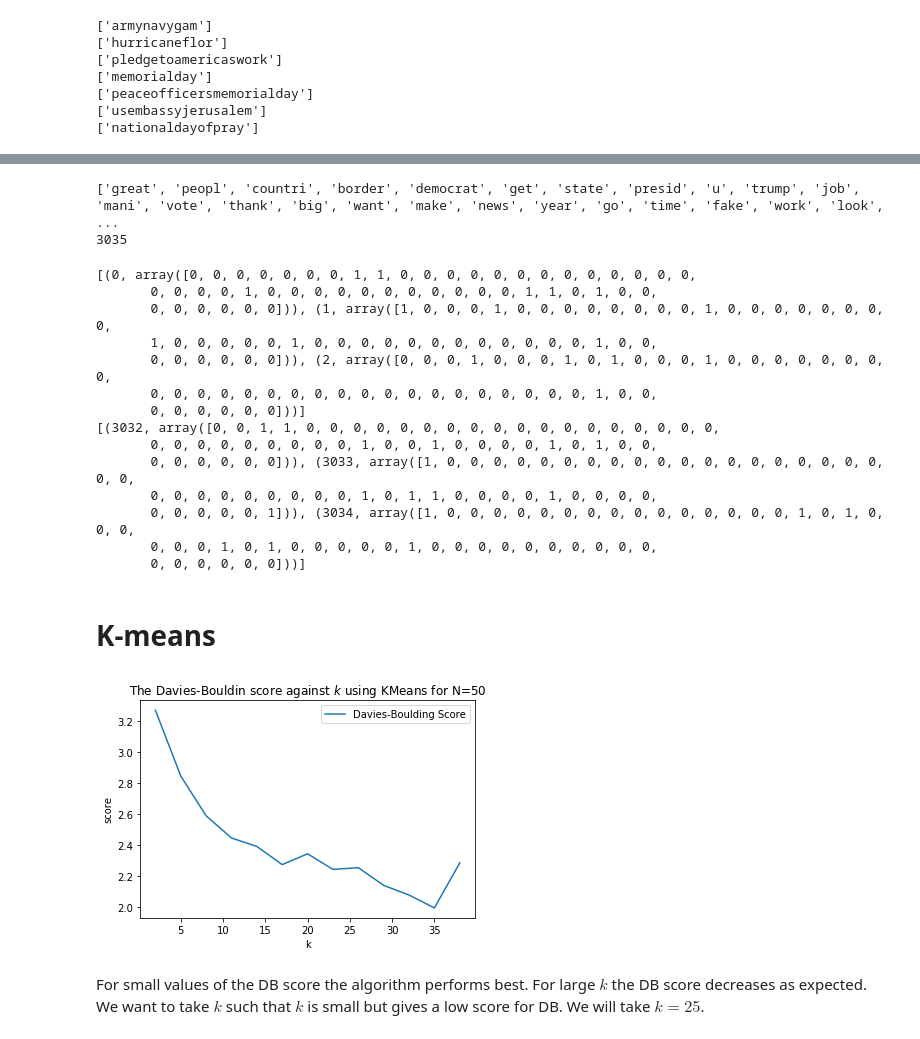
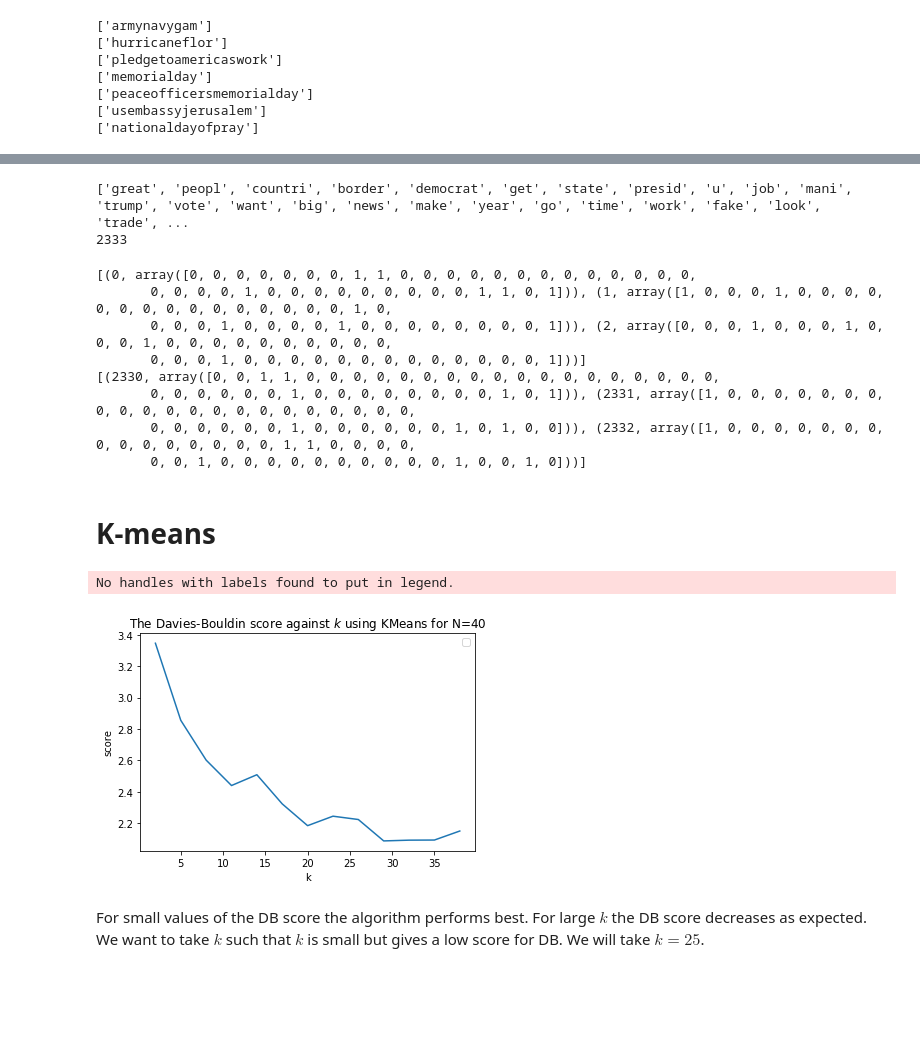
Before and after one commit to RojerGS/DataScience, a Jupyter notebook: TrumpTweetsClustering/dataExploration.ipynb, the cells around one changed output, grey strips where cells are left out. Drawn from its saved outputs; the diff is of its cells as text; code cells hidden in the pictures; blank space fills up the shorter version.

```diff
--- a/TrumpTweetsClustering/dataExploration.ipynb
+++ b/TrumpTweetsClustering/dataExploration.ipynb
@@ -248,7 +248,7 @@ dh
 # turn each tweet into a vector with N coordinates
 # also, tag each tweet with a unique ID
 # coordinate i of tweeter n will say how many times the top word i appeared
-N = 50
+N = 40
 topN_words = [t[0] for t in words_tuples[:N]]
 vector_tweets = []
 newID = 0
@@ -261,26 +261,20 @@ for tweet in tweets:
 print(topN_words)
 print(len(tweets))
 # %% [output]
-['great', 'peopl', 'countri', 'border', 'democrat', 'get', 'state', 'presid', 'u', 'trump', 'job', 'mani', 'vote', 'thank', 'big', 'want', 'make', 'news', 'year', 'go', 'time', 'fake', 'work', 'look', ...
-3035
+['great', 'peopl', 'countri', 'border', 'democrat', 'get', 'state', 'presid', 'u', 'job', 'mani', 'trump', 'vote', 'want', 'big', 'news', 'make', 'year', 'go', 'time', 'work', 'fake', 'look', 'trade', ...
+2333
 # %%
 print(vector_tweets[:3])
 print(vector_tweets[-3:])
 # %% [output]
 [(0, array([0, 0, 0, 0, 0, 0, 0, 1, 1, 0, 0, 0, 0, 0, 0, 0, 0, 0, 0, 0, 0, 0,
-       0, 0, 0, 0, 1, 0, 0, 0, 0, 0, 0, 0, 0, 0, 0, 0, 1, 1, 0, 1, 0, 0,
-       0, 0, 0, 0, 0, 0])), (1, array([1, 0, 0, 0, 1, 0, 0, 0, 0, 0, 0, 0, 0, 1, 0, 0, 0, 0, 0, 0, 0, 0,
-       1, 0, 0, 0, 0, 0, 1, 0, 0, 0, 0, 0, 0, 0, 0, 0, 0, 0, 0, 1, 0, 0,
-       0, 0, 0, 0, 0, 0])), (2, array([0, 0, 0, 1, 0, 0, 0, 1, 0, 1, 0, 0, 0, 1, 0, 0, 0, 0, 0, 0, 0, 0,
-       0, 0, 0, 0, 0, 0, 0, 0, 0, 0, 0, 0, 0, 0, 0, 0, 0, 0, 0, 1, 0, 0,
-       0, 0, 0, 0, 0, 0]))]
-[(3032, array([0, 0, 1, 1, 0, 0, 0, 0, 0, 0, 0, 0, 0, 0, 0, 0, 0, 0, 0, 0, 0, 0,
-       0, 0, 0, 0, 0, 0, 0, 0, 0, 1, 0, 0, 1, 0, 0, 0, 0, 1, 0, 1, 0, 0,
-       0, 0, 0, 0, 0, 0])), (3033, array([1, 0, 0, 0, 0, 0, 0, 0, 0, 0, 0, 0, 0, 0, 0, 0, 0, 0, 0, 0, 0, 0,
-       0, 0, 0, 0, 0, 0, 0, 0, 0, 1, 0, 1, 1, 0, 0, 0, 0, 1, 0, 0, 0, 0,
-       0, 0, 0, 0, 0, 1])), (3034, array([1, 0, 0, 0, 0, 0, 0, 0, 0, 0, 0, 0, 0, 0, 0, 0, 1, 0, 1, 0, 0, 0,
-       0, 0, 0, 1, 0, 1, 0, 0, 0, 0, 0, 1, 0, 0, 0, 0, 0, 0, 0, 0, 0, 0,
-       0, 0, 0, 0, 0, 0]))]
+       0, 0, 0, 0, 1, 0, 0, 0, 0, 0, 0, 0, 0, 0, 1, 1, 0, 1])), (1, array([1, 0, 0, 0, 1, 0, 0, 0, 0, 0, 0, 0, 0, 0, 0, 0, 0, 0, 0, 0, 1, 0,
+       0, 0, 0, 1, 0, 0, 0, 0, 1, 0, 0, 0, 0, 0, 0, 0, 0, 1])), (2, array([0, 0, 0, 1, 0, 0, 0, 1, 0, 0, 0, 1, 0, 0, 0, 0, 0, 0, 0, 0, 0, 0,
+       0, 0, 0, 1, 0, 0, 0, 0, 0, 0, 0, 0, 0, 0, 0, 0, 0, 1]))]
+[(2330, array([0, 0, 1, 1, 0, 0, 0, 0, 0, 0, 0, 0, 0, 0, 0, 0, 0, 0, 0, 0, 0, 0,
+       0, 0, 0, 0, 0, 0, 1, 0, 0, 0, 0, 0, 0, 0, 0, 1, 0, 1])), (2331, array([1, 0, 0, 0, 0, 0, 0, 0, 0, 0, 0, 0, 0, 0, 0, 0, 0, 0, 0, 0, 0, 0,
+       0, 0, 0, 0, 0, 0, 1, 0, 0, 0, 0, 0, 0, 1, 0, 1, 0, 0])), (2332, array([1, 0, 0, 0, 0, 0, 0, 0, 0, 0, 0, 0, 0, 0, 0, 0, 1, 1, 0, 0, 0, 0,
+       0, 0, 1, 0, 0, 0, 0, 0, 0, 0, 0, 0, 0, 1, 0, 0, 1, 0]))]
 # %%
 # def tweet_distance(v1, v2):
 #     return np.linalg.norm(v1-v2)
@@ -289,27 +283,28 @@ print(vector_tweets[-3:])
 # %%
 # Determine the Davies-Boulding Score for different values of K
 K = range(2,40,3)
 DB = np.zeros_like(K).astype(float)
 # SilSc = np.zeros_like(K).astype(float)
 i = 0
 
 mat = np.array([t[1] for t in vector_tweets])
 for k in K:
     kmeans = KMeans(n_clusters = k, random_state=73).fit(mat)
     with np.errstate(divide='ignore'):
         DB[i] = metrics.davies_bouldin_score(mat, kmeans.labels_)
 #         SilSc[i] = metrics.silhouette_score(mat, kmeans.labels_, metric='euclidean')
     i += 1
 
-plt.plot(K,DB, label = 'Davies-Boulding Score')
+plt.plot(K,DB)
 # plt.plot(K,SilSc, label = 'Silhouette Score')
 plt.xlabel('k')
 plt.ylabel('score')
-plt.title(r'The Davies-Bouldin score against $k$ using KMeans for N=50')
+plt.title(r'The Davies-Bouldin score against $k$ using KMeans for N=40')
 plt.legend()
 plt.show()
 # %% [output]
+No handles with labels found to put in legend.
-[figure, old version]
+[figure, new version]
 # %% [markdown]
 For small values of the DB score the algorithm performs best. For large $k$ the DB score decreases as expected. We want to take $k$ such that $k$ is small but gives a low score for DB. We will take $k = 25$.
 # %%
```
Also changed, not shown: parts of 6 cells of this notebook, 5 other files.
